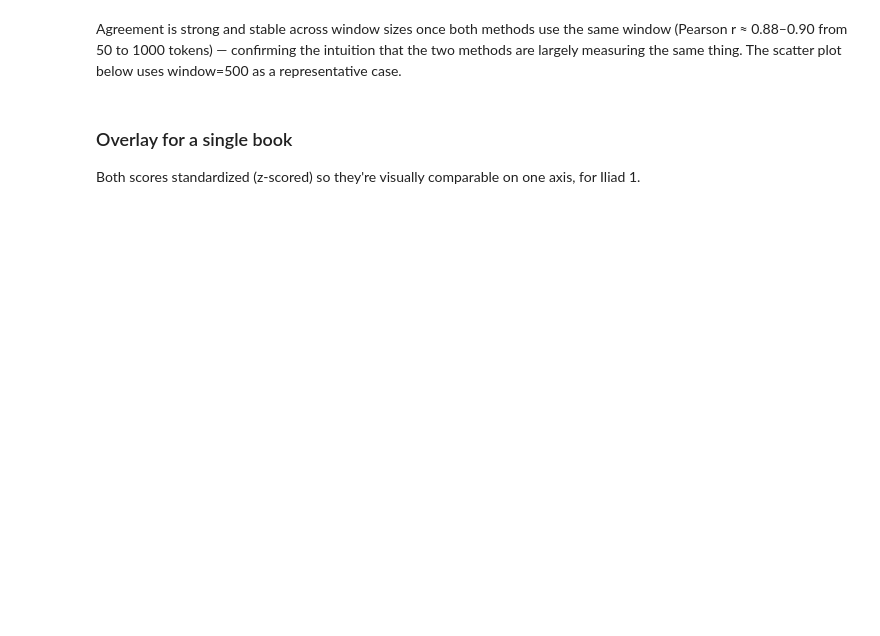
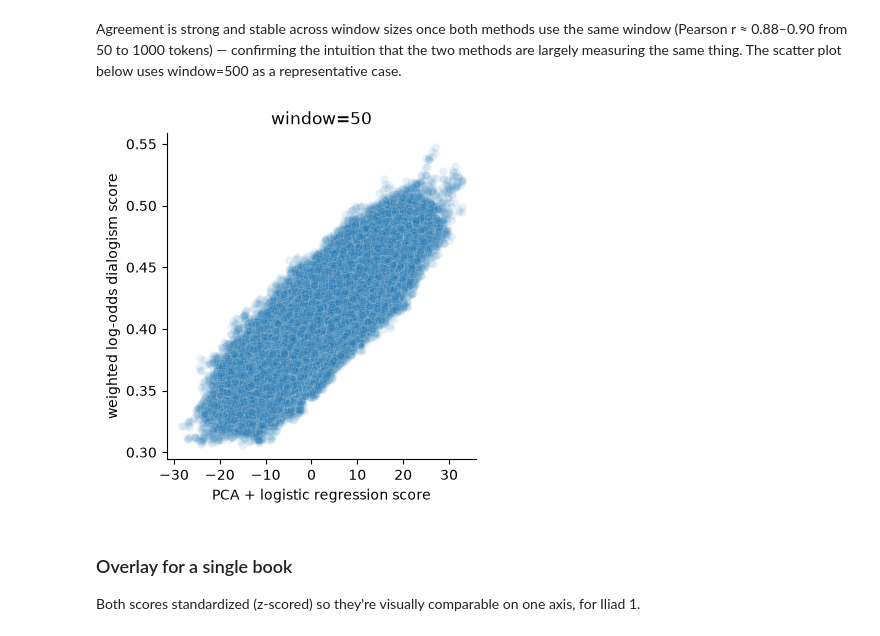
Before and after one commit to cwf2/ccc2026, a Jupyter notebook: 4 - Compare speechiness methods.ipynb, the cells around one changed output. Saved outputs shown, nothing was run; the diff lists cells and outputs as text; code cells hidden in the pictures; blank space fills up the shorter version.

```diff
--- a/4 - Compare speechiness methods.ipynb
+++ b/4 - Compare speechiness methods.ipynb
@@ -49,18 +64,20 @@ for window in [50, 200, 500, 1000]:
 # %% [markdown]
 Agreement is strong and stable across window sizes once both methods use the same window (Pearson r &asymp; 0.88&ndash;0.90 from 50 to 1000 tokens) &mdash; confirming the intuition that the two methods are largely measuring the same thing. The scatter plot below uses window=500 as a representative case.
 # %%
-window = 200
+window = 50
 dialogism_roll = dialogism.rolling_dialogism(dialogism_score, window_size=window)["speech_score"]["score"]
 pca_score = ccc2026.rolling_samples(train, window_size=window)["speech_score"]["score"]
 both = pd.DataFrame({"dialogism": dialogism_roll, "pca": pca_score}).dropna()
 
 g = sns.relplot(data=both, x="pca", y="dialogism", alpha=0.1, height=4)
 g.set(
     xlabel="PCA + logistic regression score",
     ylabel="weighted log-odds dialogism score",
     title=f"window={window}",
 )
 plt.show()
+# %% [output]
+[figure, added]
 # %% [markdown]
 ### Overlay for a single book
 
```
Also changed, not shown: parts of 6 cells of this notebook, 3 other files.
